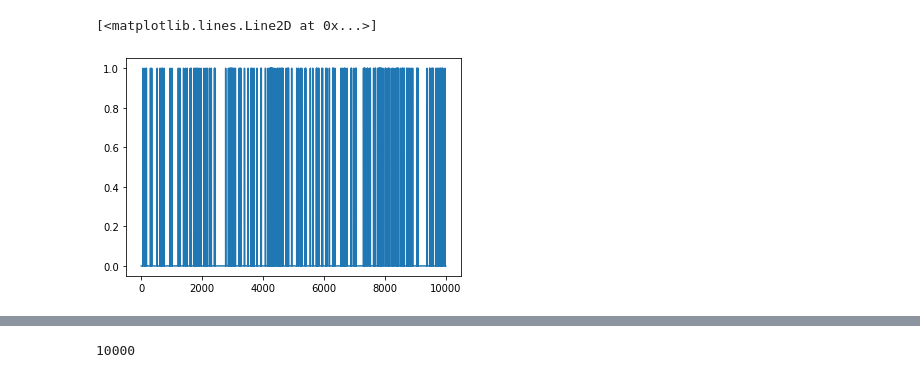
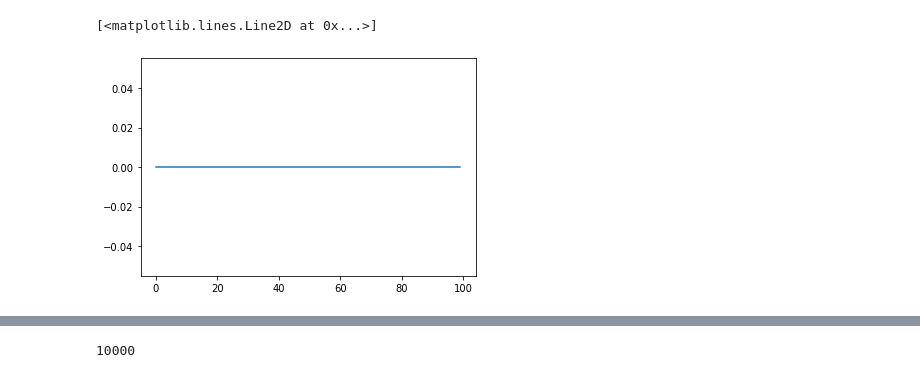
Before and after one commit to zidanardany/KelasRLG2, a Jupyter notebook: QLFrozenLake.ipynb, the cells around one changed output, grey strips where cells are left out. Drawn from its saved outputs; the diff is of its cells as text; code cells hidden in the pictures.

```diff
--- a/QLFrozenLake.ipynb
+++ b/QLFrozenLake.ipynb
@@ -180,6 +171,6 @@ HFFG
 # %%
 import matplotlib.pyplot as plt
-plt.plot(reward_training)
+plt.plot(reward_training[0:100])
 # %% [output]
 [<matplotlib.lines.Line2D at 0x...>]
-[figure, old version]
+[figure, new version]
```
Also changed, not shown: parts of 5 cells of this notebook.
